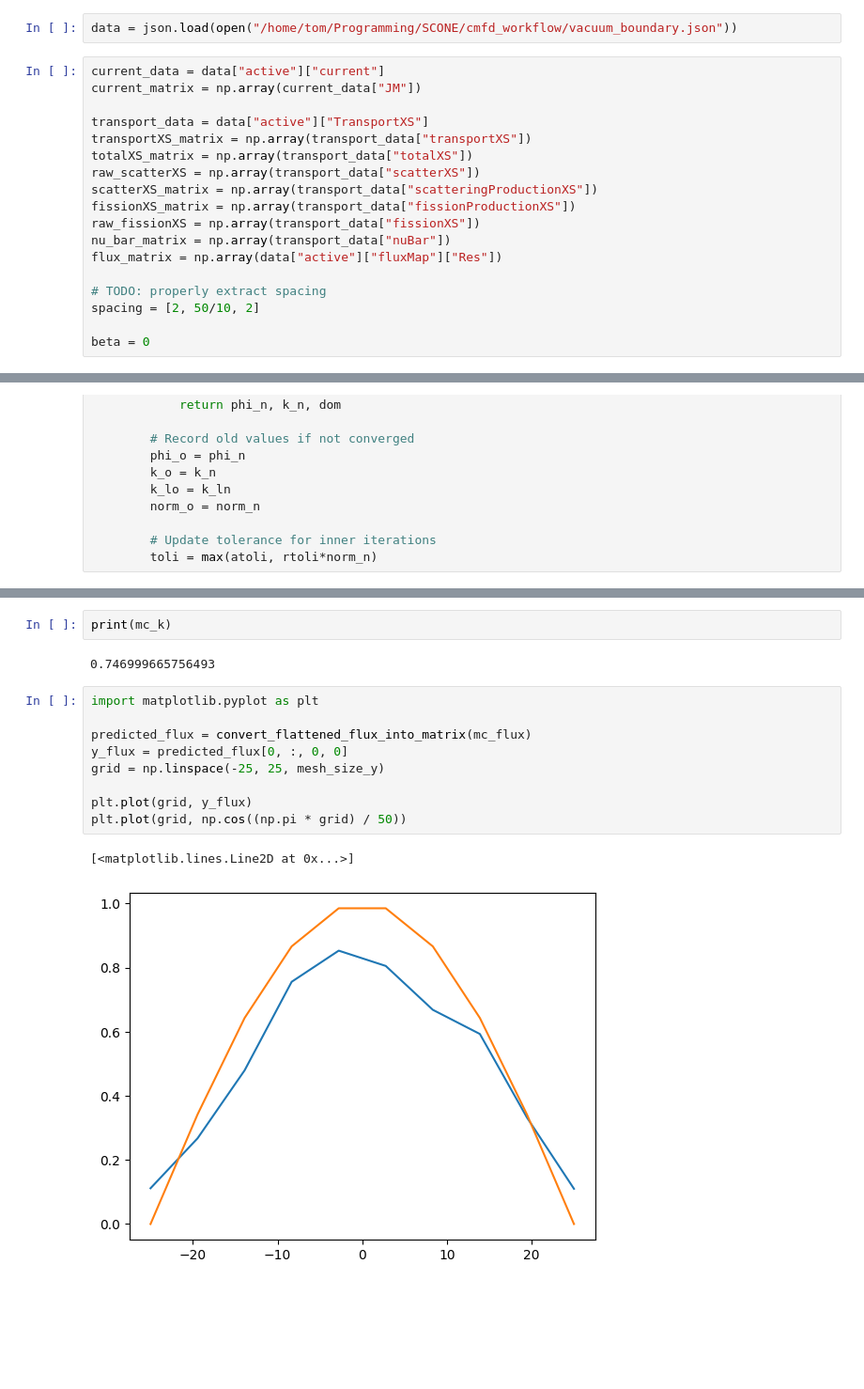
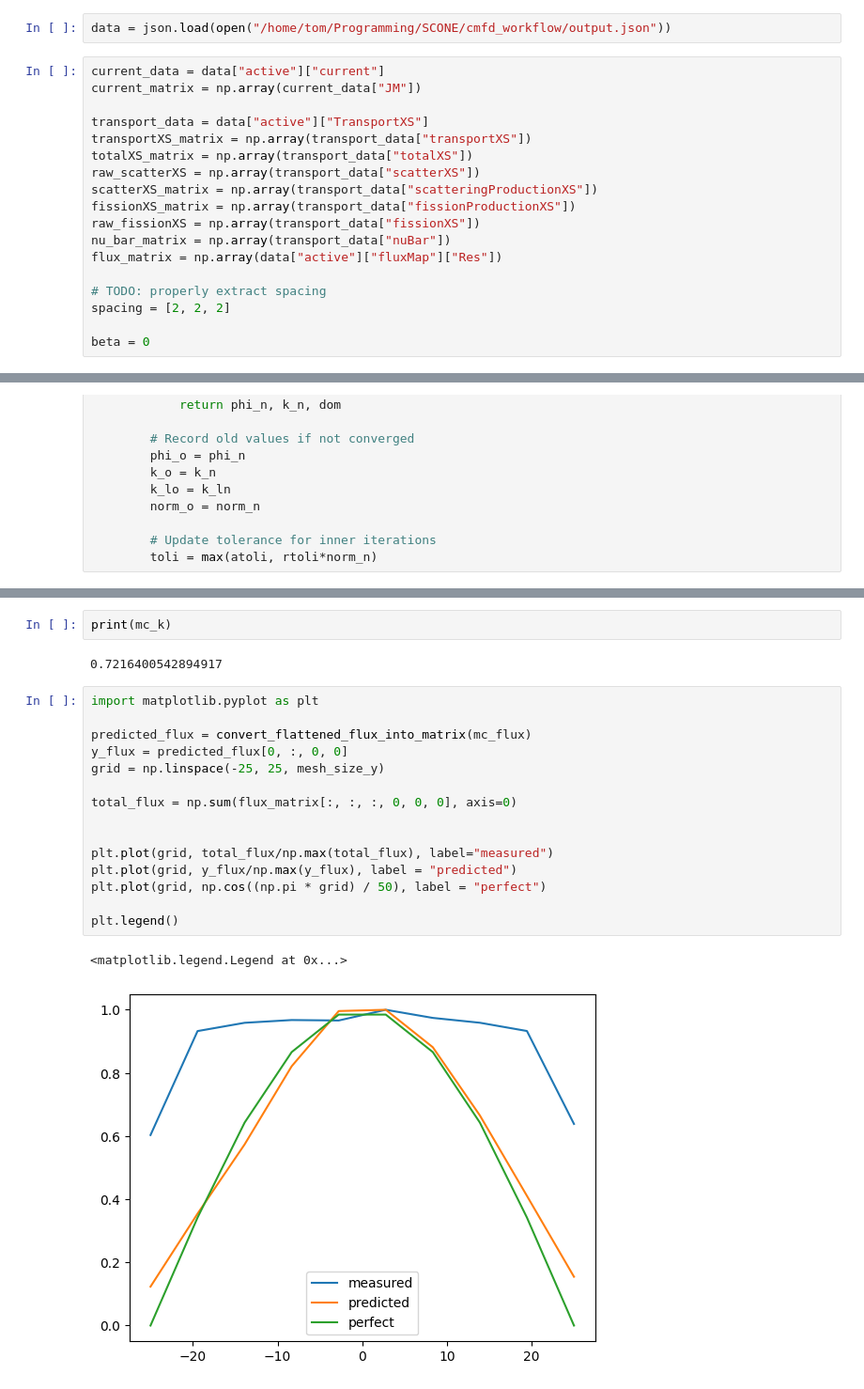
Before and after one commit to DaveDuck321/SCONE, a Jupyter notebook: cmfd_workflow/non_linear.ipynb, the cells around one changed output, grey strips where cells are left out. Shown at 94% size. Drawn from its saved outputs; the diff is of its cells as text; blank space fills up the shorter version.

```diff
--- a/cmfd_workflow/non_linear.ipynb
+++ b/cmfd_workflow/non_linear.ipynb
@@ -3,7 +3,7 @@ import numpy as np
 import json
 from itertools import product
 # %%
-data = json.load(open("/home/tom/Programming/SCONE/cmfd_workflow/vacuum_boundary.json"))
+data = json.load(open("/home/tom/Programming/SCONE/cmfd_workflow/output.json"))
 # %%
 current_data = data["active"]["current"]
 current_matrix = np.array(current_data["JM"])
@@ -19,7 +19,7 @@ nu_bar_matrix = np.array(transport_data["nuBar"])
 flux_matrix = np.array(data["active"]["fluxMap"]["Res"])
 
 # TODO: properly extract spacing
-spacing = [2, 50/10, 2]
+spacing = [2, 2, 2]
 
 beta = 0
 # %%
@@ -586,19 +572,25 @@ Iteration 380
 # %%
 print(mc_k)
 # %% [output]
-0.746999665756493
+0.7216400542894917
 # %%
 import matplotlib.pyplot as plt
 
 predicted_flux = convert_flattened_flux_into_matrix(mc_flux)
 y_flux = predicted_flux[0, :, 0, 0]
 grid = np.linspace(-25, 25, mesh_size_y)
 
-plt.plot(grid, y_flux)
-plt.plot(grid, np.cos((np.pi * grid) / 50))
+total_flux = np.sum(flux_matrix[:, :, :, 0, 0, 0], axis=0)
+
+
+plt.plot(grid, total_flux/np.max(total_flux), label="measured")
+plt.plot(grid, y_flux/np.max(y_flux), label = "predicted")
+plt.plot(grid, np.cos((np.pi * grid) / 50), label = "perfect")
+
+plt.legend()
 # %% [output]
-[<matplotlib.lines.Line2D at 0x...>]
+<matplotlib.legend.Legend at 0x...>
-[figure, old version]
+[figure, new version]
 # %%
 import matplotlib.pyplot as plt
 
```
Also changed, not shown: parts of 10 cells of this notebook, 2 other files.
